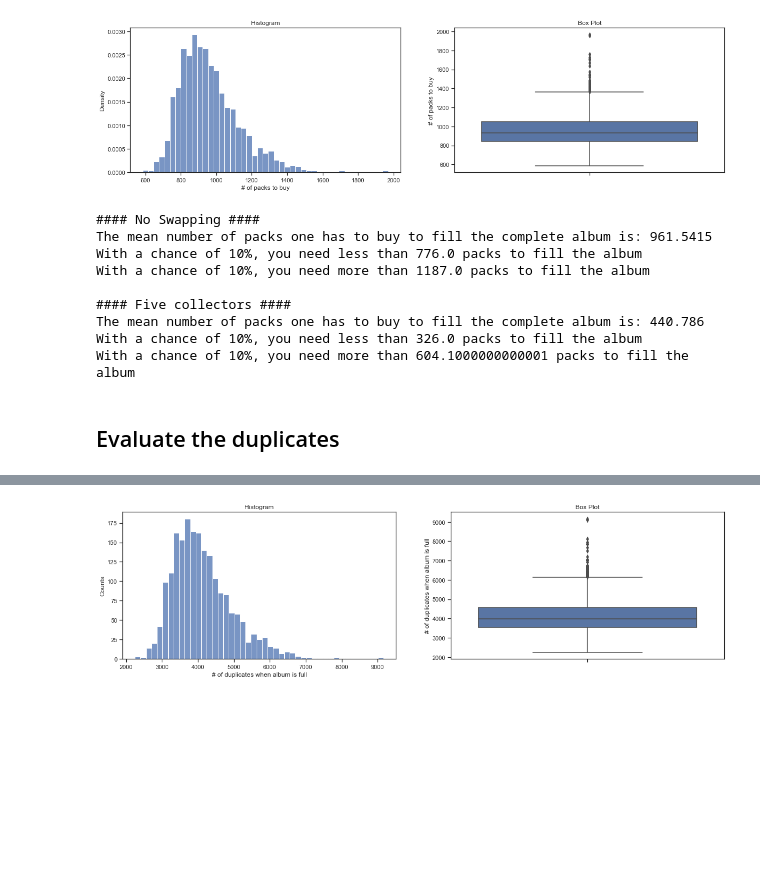
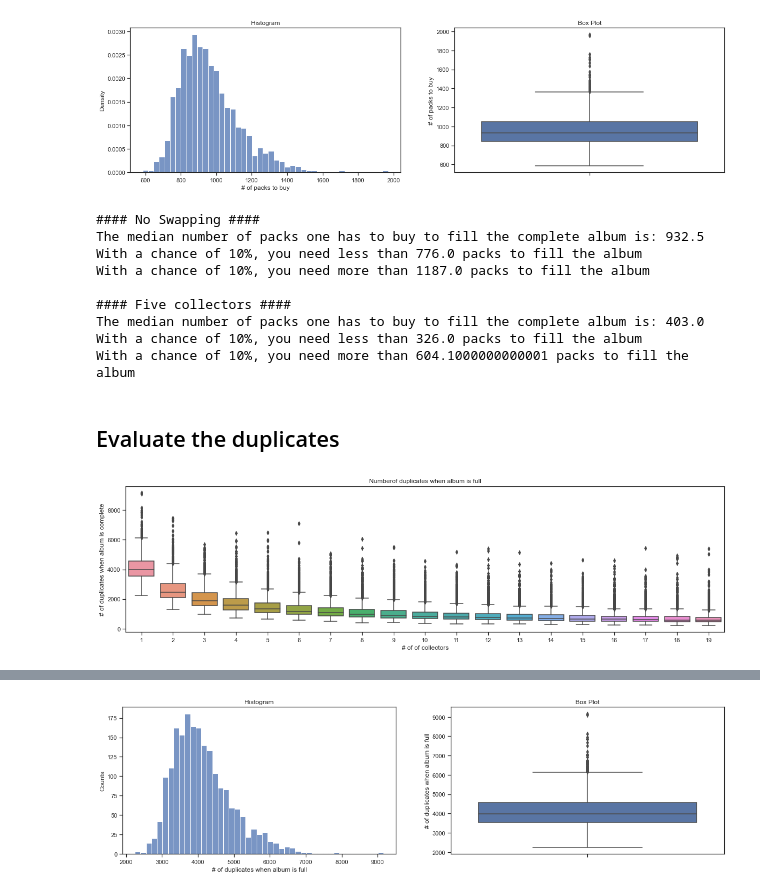
Before and after one commit to PatrickStaehli/panini_monte_carlo, a Jupyter notebook: Panini_MonteCarlo.ipynb, the cells around one changed output, grey strips where cells are left out. Drawn from its saved outputs; the diff is of its cells as text; code cells hidden in the pictures; blank space fills up the shorter version.

Commit message:
Includes the evaluation of the duplicates when completing the album

```diff
--- a/Panini_MonteCarlo.ipynb
+++ b/Panini_MonteCarlo.ipynb
@@ -296,31 +297,48 @@ fig.savefig('no_of_packs_two_swappers')
 [figure]
 # %%
 print('#### No Swapping ####')
-print('The mean number of packs one has to buy to fill the complete album is: {}'.format(np.mean(num_packs_fill_album[0])))
+print('The median number of packs one has to buy to fill the complete album is: {}'.format(np.median(num_packs_fill_album[0])))
 print('With a chance of 10%, you need less than {} packs to fill the album '.format(np.percentile(num_packs_fill_album[0], 10)))
 print('With a chance of 10%, you need more than {} packs to fill the album '.format(np.percentile(num_packs_fill_album[0], 90)))
 
 print('\n#### Five collectors ####')
-print('The mean number of packs one has to buy to fill the complete album is: {}'.format(np.mean(num_packs_fill_album[4])))
+print('The median number of packs one has to buy to fill the complete album is: {}'.format(np.median(num_packs_fill_album[4])))
 print('With a chance of 10%, you need less than {} packs to fill the album '.format(np.percentile(num_packs_fill_album[4], 10)))
 print('With a chance of 10%, you need more than {} packs to fill the album '.format(np.percentile(num_packs_fill_album[4], 90)))
 # %% [output]
 #### No Swapping ####
-The mean number of packs one has to buy to fill the complete album is: 961.5415
+The median number of packs one has to buy to fill the complete album is: 932.5
 With a chance of 10%, you need less than 776.0 packs to fill the album
 With a chance of 10%, you need more than 1187.0 packs to fill the album
 
 #### Five collectors ####
-The mean number of packs one has to buy to fill the complete album is: 440.786
+The median number of packs one has to buy to fill the complete album is: 403.0
 With a chance of 10%, you need less than 326.0 packs to fill the album
 With a chance of 10%, you need more than 604.1000000000001 packs to fill the album
 # %% [markdown]
 ## Evaluate the duplicates
 # %%
-duplicates = np.zeros(40)
+duplicates = []
 amount_of_duplicates = []
-for album in albums[0]:
-    amount_of_duplicates.append(np.sum(album) - n_stickers)
-    counts = np.bincount(np.int64(album))
-    len_counts = len(counts)
-    duplicates[0:len_counts] = duplicates[0:len_counts] + counts
+
+for i in range(len(albums)):
+    dup = np.zeros(40)
+    n_duplicates = []
+    for album in albums[i]:
+        n_duplicates.append(np.sum(album) - n_stickers)
+        counts = np.bincount(np.int64(album))
+        len_counts = len(counts)
+        dup[0:len_counts] = dup[0:len_counts] + counts
+    duplicates.append(dup)
+    amount_of_duplicates.append(n_duplicates)
+# %%
+df = pd.DataFrame(data=np.transpose(amount_of_duplicates), columns=np.arange(1,len(amount_of_duplicates)+1))#np.linspace(1, len(num_packs_fill_album), len(num_packs_fill_album)))
+fig, axes = plt.subplots(1, 1, figsize=(20,5))
+sns.boxplot(ax=axes, x="variable", y="value", data=pd.melt(df))
+axes.set_title('Numberof duplicates when album is full')
+axes.set(ylabel='# of duplicates when album is complete');
+axes.set(xlabel='# of of collectors');
+
+fig.savefig('img/swapping/no_of_duplicates_swapping.png')
+# %% [output]
+[figure, added]
```
Also changed, not shown: parts of 4 cells of this notebook, 2 other files.
